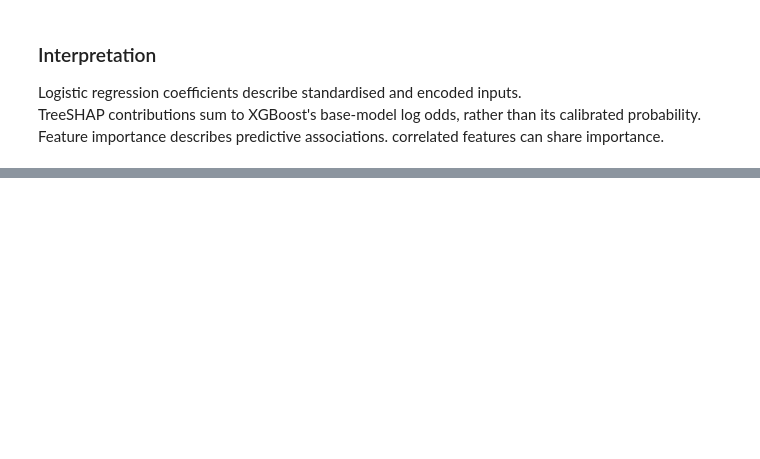
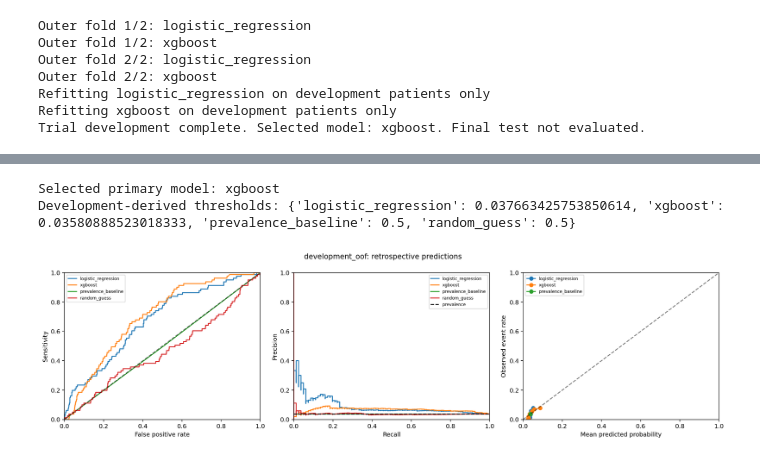
Before and after one commit to Xkpd/comp90089-ml-in-health-group-25, a Jupyter notebook: models/Model Training.ipynb, the cells around one changed output, grey strips where cells are left out. Drawn from its saved outputs; the diff is of its cells as text; code cells hidden in the pictures; blank space fills up the shorter version.

Commit message:
model testing

```diff
--- a/models/Model Training.ipynb
+++ b/models/Model Training.ipynb
@@ -165,7 +257,7 @@ def load_cohort(cfg):
         joined = df[["subject_id"] + both].merge(meta, on="subject_id", how="left", validate="one_to_one", suffixes=("_main", "_meta"))
         for c in both:
             a, b = joined[c + "_main"], joined[c + "_meta"]
-            if not (a.fillna("<NA>").astype(str).eq(b.fillna("<NA>").astype(str))).all():
+            if not a.astype("string").fillna("<NA>").eq(b.astype("string").fillna("<NA>")).all():
                 raise ValueError(f"Main CSV and metadata disagree in {c}; resolve before modelling.")
         extra = [c for c in meta if c not in df]
         df = df.merge(meta[["subject_id"] + extra], on="subject_id", how="left", validate="one_to_one")
@@ -273,0 +403,6 @@ Test patients are excluded from all fitting and selection.
+# %%
+RUN_CONFIG = make_run_config(CONFIG)
+if RUN_CONFIG["run_mode"] == "check":
+    RUN_CONFIG = prepare_synthetic_check(RUN_CONFIG)
+    print("SYNTHETIC SOFTWARE CHECK — not research results.")
+display(pd.Series(check_inputs(RUN_CONFIG), name="value").to_frame())
@@ -317,9 +468,10 @@ def model_pipeline(name, nums, cats, cfg):
         parts.append(("categorical", categorical, cats))
     prep = ColumnTransformer(parts, remainder="drop", sparse_threshold=0)
     if name == "logistic_regression":
-        model = LogisticRegression(class_weight="balanced", solver="lbfgs", max_iter=3000, random_state=cfg["seed"])
+        model = LogisticRegression(class_weight="balanced", solver="lbfgs", max_iter=cfg["lr_max_iter"], random_state=cfg["seed"])
     elif name == "xgboost":
-        model = FoldBalancedXGB(random_state=cfg["seed"], n_jobs=cfg["xgb_threads"])
+        model = FoldBalancedXGB(random_state=cfg["seed"], n_jobs=cfg["xgb_threads"],
+            subsample=cfg["xgb_subsample"], colsample_bytree=cfg["xgb_colsample_bytree"])
     else:
         raise ValueError(name)
     return Pipeline([("preprocess", prep), ("model", model)])
@@ -330,18 +482,15 @@ def fit_tuned(name, X, y, nums, cats, cfg, cv):
     common = dict(scoring={"auroc": "roc_auc", "average_precision": "average_precision"},
         refit="auroc", cv=cv, n_jobs=1, error_score="raise", return_train_score=False)
     if name == "logistic_regression":
-        grid = [0.1, 1] if cfg["quick_test"] else [0.001, 0.01, 0.1, 1, 10, 100]
-        search = GridSearchCV(pipe, {"model__C": grid}, **common)
+        search = GridSearchCV(pipe, {"model__C": cfg["lr_c_values"]}, **common)
     else:
-        params = {"model__n_estimators": [30] if cfg["quick_test"] else [200, 400],
-            "model__max_depth": [2, 3, 4], "model__learning_rate": [0.03, 0.1],
-            "model__min_child_weight": [1, 5], "model__reg_lambda": [1, 10]}
-        search = RandomizedSearchCV(pipe, params, n_iter=1 if cfg["quick_test"] else cfg["search_iterations"], random_state=cfg["seed"], **common)
+        params = {"model__" + key: values for key, values in cfg["xgb_param_distributions"].items()}
+        search = RandomizedSearchCV(pipe, params, n_iter=cfg["search_iterations"], random_state=cfg["seed"], **common)
     search.fit(X, y)
     fitted = search.best_estimator_
     if cfg["calibrate"]:
         # Calibrate within training folds, then refit on this training partition.
-        fitted = CalibratedClassifierCV(clone(fitted), method="sigmoid", cv=cv, ensemble=False, n_jobs=1)
+        fitted = CalibratedClassifierCV(clone(fitted), method=cfg["calibration_method"], cv=cv, ensemble=False, n_jobs=1)
         fitted.fit(X, y)
     cols = [c for c in search.cv_results_ if c == "params" or c.startswith(("mean_test_", "std_test_", "rank_test_", "mean_fit_"))]
     return fitted, search.best_params_, pd.DataFrame(search.cv_results_)[cols]
@@ -455,13 +592,16 @@ Save fitted models, thresholds, features, splits, input hashes and settings for
 # %%
 def run_development(config):
-    cfg = {**DEFAULT_CONFIG, **config}
+    cfg = validate_config(config)
     out = Path(cfg["output_dir"])
-    out.mkdir(parents=True, exist_ok=True)
     df, nums, cats, rsbi_col, audit, hashes = load_cohort(cfg)
+    if (out / "frozen_analysis.json").exists():
+        saved_mode = json.loads((out / "frozen_analysis.json").read_text())["config"].get("run_mode", "main")
+        if saved_mode != cfg["run_mode"]:
+            raise ValueError("This output directory belongs to a different run mode; use separate output folders for each mode.")
     # Reuse frozen models after the test set has been opened.
     if (out / "final_test_started.json").exists():
         frozen = json.loads((out / "frozen_analysis.json").read_text())
-        settings_changed = any(cfg[key] != frozen["config"].get(key) for key in DEFAULT_CONFIG)
+        settings_changed = cfg != frozen["config"]
         if settings_changed or hashes != frozen["source_hashes"]:
             raise RuntimeError("Final test already opened and settings/data changed. Restore the frozen settings and data.")
         bundle = joblib.load(out / "trained_models.joblib")
@@ -471,6 +611,7 @@ def run_development(config):
             "oof": pd.read_csv(out / "development_oof_predictions.csv", dtype={"subject_id": "string"}),
             "manifest": pd.read_csv(out / "patient_split_manifest.csv", dtype={"subject_id": "string"}), "output_dir": out}
     manifest, dev_idx, test_idx, split_note = make_split(df, cfg)
+    out.mkdir(parents=True, exist_ok=True)
     dev = df.iloc[dev_idx].reset_index(drop=True)
     X, y = dev[nums + cats], dev[cfg["target"]].to_numpy()
     if min(np.bincount(y, minlength=2)) < 50:
@@ -540,11 +681,20 @@ def run_development(config):
     bundle = {"models": final_models, "frozen": frozen, "development_prevalence": float(y.mean()),
         "development_ids": dev.subject_id.tolist(), "test_ids": df.iloc[test_idx].subject_id.tolist()}
     joblib.dump(bundle, out / "trained_models.joblib")
-    print(f"Development complete. Selected model: {winner}. Final test not evaluated.")
+    print(f"{cfg['run_mode'].capitalize()} development complete. Selected model: {winner}. Final test not evaluated.")
     return {"bundle": bundle, "data": df, "development": dev, "oof": oof, "manifest": manifest, "output_dir": out}
-# %% [markdown]
-### Interpretation
-
-Logistic regression coefficients describe standardised and encoded inputs.
-TreeSHAP contributions sum to XGBoost's base-model log odds, rather than its calibrated probability.
-Feature importance describes predictive associations. correlated features can share importance.
+# %%
+run = run_development(RUN_CONFIG)
+display(pd.read_csv(run["output_dir"] / "outer_fold_summary_mean_sd.csv", header=[0, 1], index_col=0))
+display(pd.DataFrame.from_dict(run["bundle"]["frozen"]["final_parameters"], orient="index"))
+print("Selected primary model:", run["bundle"]["frozen"]["selected_primary_model"])
+print("Development-derived thresholds:", run["bundle"]["frozen"]["thresholds"])
+display(Image(filename=str(run["output_dir"] / "development_oof_curves.png")))
+# %% [output]
+Outer fold 1/2: logistic_regression
+Outer fold 1/2: xgboost
+Outer fold 2/2: logistic_regression
+Outer fold 2/2: xgboost
+Refitting logistic_regression on development patients only
+Refitting xgboost on development patients only
+Trial development complete. Selected model: xgboost. Final test not evaluated.
@@ -550,0 +711,3 @@ Feature importance describes predictive associations. correlated features can sh
+Selected primary model: xgboost
+Development-derived thresholds: {'logistic_regression': 0.037663425753850614, 'xgboost': 0.03580888523018333, 'prevalence_baseline': 0.5, 'random_guess': 0.5}
+[figure, added]
```
Also changed, not shown: parts of 33 cells of this notebook, 4 other files.
